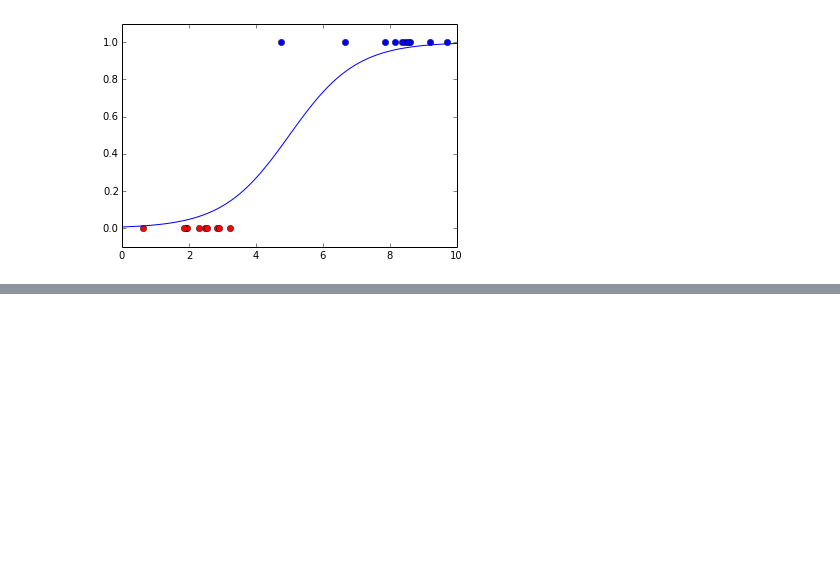
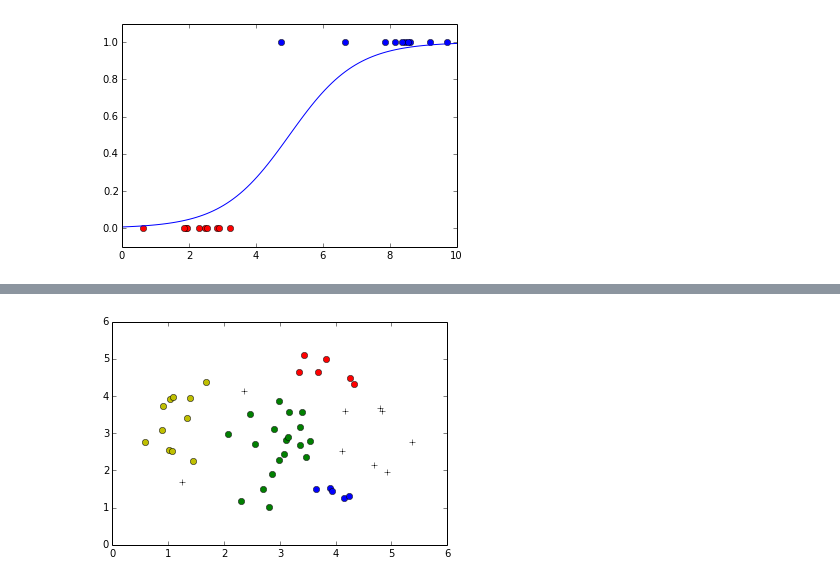
Before and after one commit to miwanowski/localboost, a Jupyter notebook: src/notebooks/scrapbook_work.ipynb, the cells around one changed output, grey strips where cells are left out. Saved outputs shown, nothing was run; the diff lists cells and outputs as text; code cells hidden in the pictures; blank space fills up the shorter version.

```diff
--- a/src/notebooks/scrapbook_work.ipynb
+++ b/src/notebooks/scrapbook_work.ipynb
@@ -437,0 +448,12 @@ plt.plot(v, np.exp(v-5)/(1+np.exp(v-5)))
+# %%
+all_points = np.hstack([np.concatenate([xs_pos, xs_neg]).reshape((50, 1)), np.concatenate([ys_pos, ys_neg]).reshape((50,1))])
+db = DBSCAN(eps=0.6, min_samples=3).fit(all_points)
+
+plt.ylim([0,6])
+plt.xlim([0,6])
+colors = ['r', 'g', 'b', 'y', 'k', 'c', 'm']
+plt.plot(all_points[db.labels_ == -1,0], all_points[db.labels_ == -1,1], 'k+')
+for i in xrange(int(max(db.labels_+1))):
+    plt.plot(all_points[db.labels_ == i,0], all_points[db.labels_ == i,1], colors[i] + 'o')
+# %% [output]
+[figure, added]
```
Also changed, not shown: parts of 6 cells of this notebook, 1 other file.
